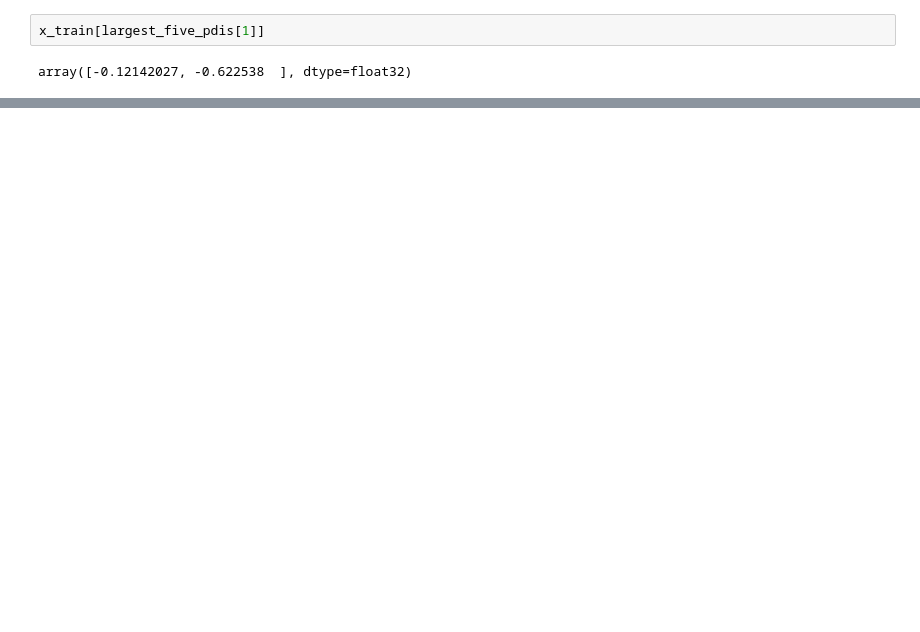
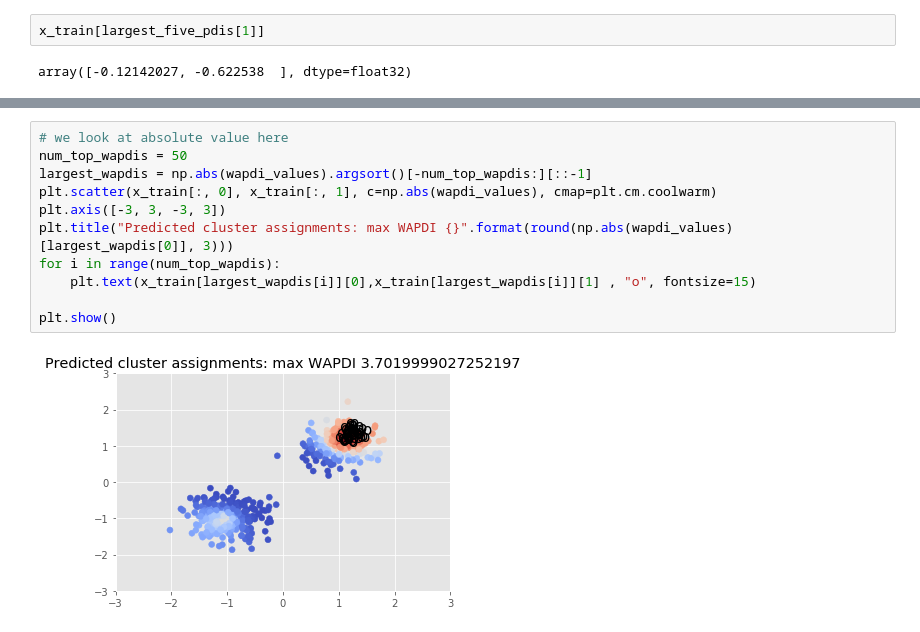
Before and after one commit to jiangzl2016/prob_prog_final_project, a Jupyter notebook: notebook-example/PDI_on_2d_dataset.ipynb, the cells around one changed output, grey strips where cells are left out. Cells and saved outputs as stored; diff of their text form; blank space fills up the shorter version.

```diff
--- a/notebook-example/PDI_on_2d_dataset.ipynb
+++ b/notebook-example/PDI_on_2d_dataset.ipynb
@@ -220,0 +244,13 @@ plt.show()
+# %%
+# we look at absolute value here
+num_top_wapdis = 50
+largest_wapdis = np.abs(wapdi_values).argsort()[-num_top_wapdis:][::-1]
+plt.scatter(x_train[:, 0], x_train[:, 1], c=np.abs(wapdi_values), cmap=plt.cm.coolwarm)
+plt.axis([-3, 3, -3, 3])
+plt.title("Predicted cluster assignments: max WAPDI {}".format(round(np.abs(wapdi_values)[largest_wapdis[0]], 3)))
+for i in range(num_top_wapdis):
+    plt.text(x_train[largest_wapdis[i]][0],x_train[largest_wapdis[i]][1] , "o", fontsize=15)
+
+plt.show()
+# %% [output]
+[figure, added]
```
Also changed, not shown: parts of 44 cells of this notebook.
